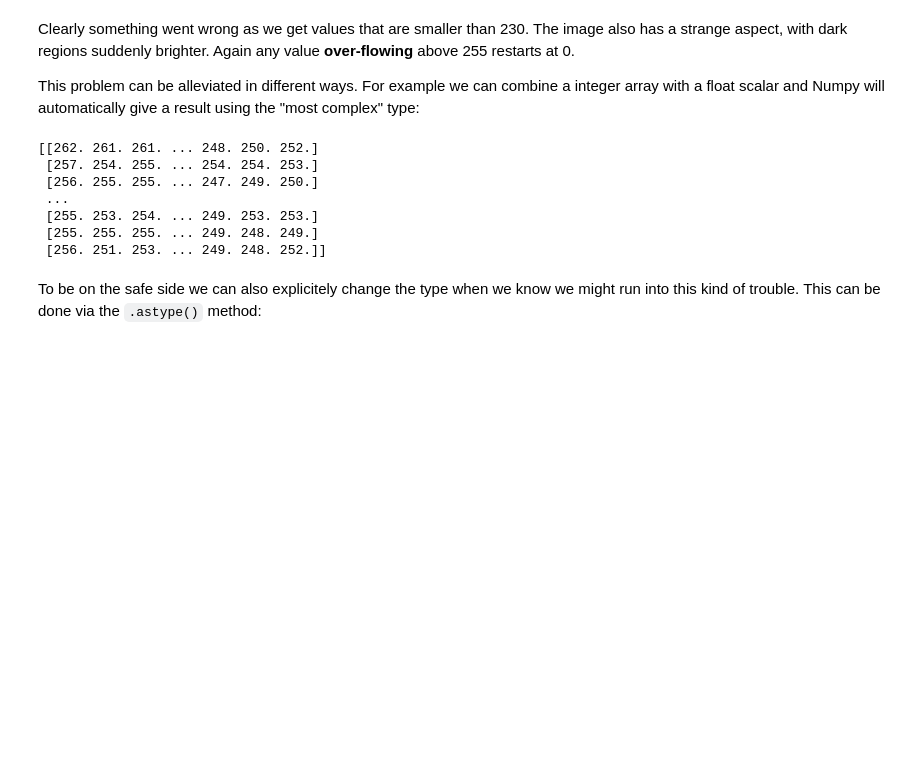
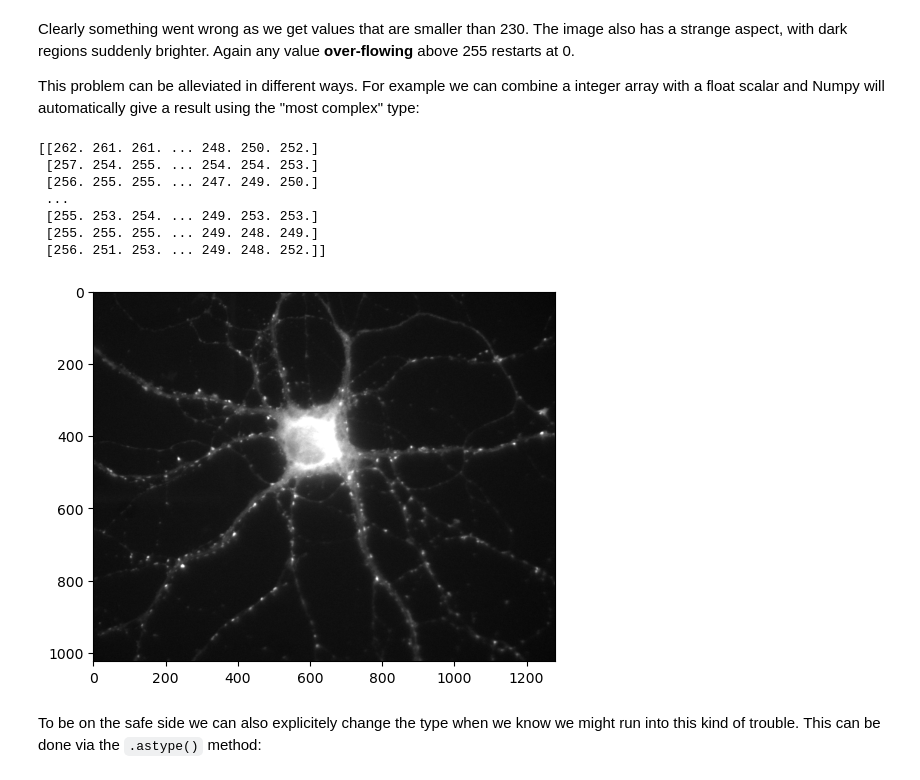
Before and after one commit to guiwitz/neubias_academy_biapy, a Jupyter notebook: 02-Numpy_images.ipynb, the cells around one changed output. Saved outputs shown, nothing was run; the diff lists cells and outputs as text; code cells hidden in the pictures; blank space fills up the shorter version.

````diff
--- a/02-Numpy_images.ipynb
+++ b/02-Numpy_images.ipynb
@@ -182,6 +174,10 @@ print(image_plus_float)
  [255. 253. 254. ... 249. 253. 253.]
  [255. 255. 255. ... 249. 248. 249.]
  [256. 251. 253. ... 249. 248. 252.]]
+# %%
+plt.imshow(image_plus_float);
+# %% [output]
+[figure, added]
 # %% [markdown]
 To be on the safe side we can also explicitely change the type when we know we might run into this kind of trouble. This can be done via the ```.astype()``` method:
 # %%
````
Also changed, not shown: parts of 42 cells of this notebook.
